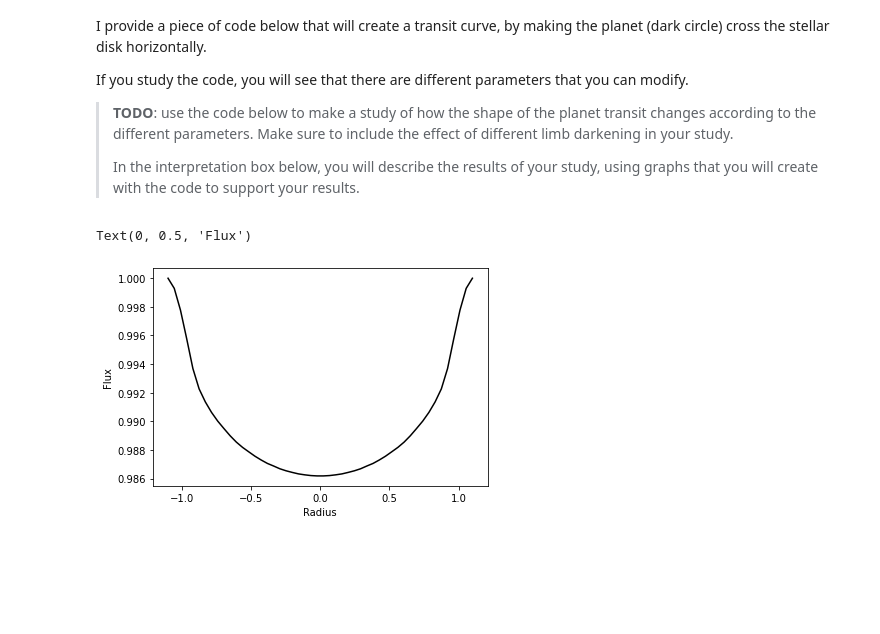
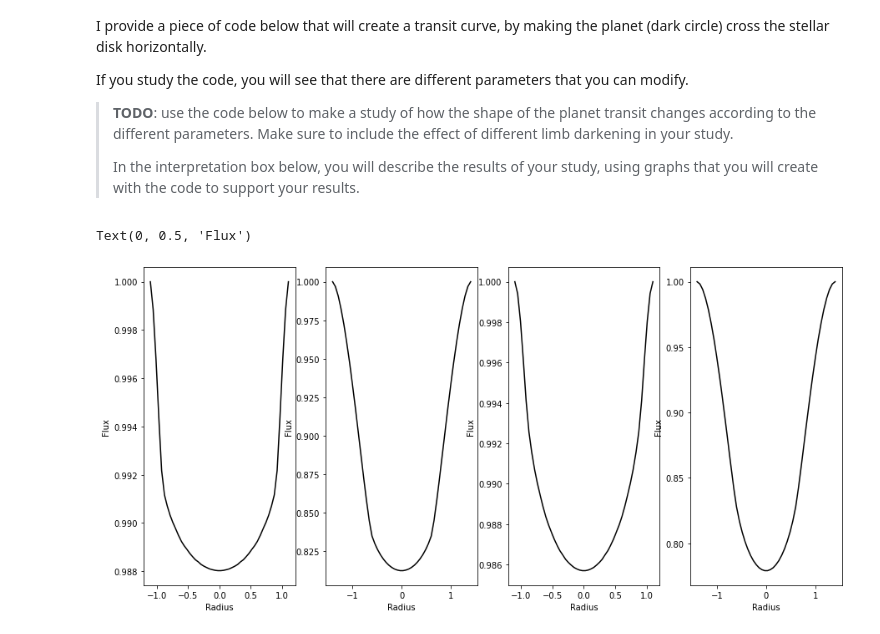
Before and after one commit to dhilligo/PHYS633S22, a Jupyter notebook: Hilligoss_Dylan_13_LimbDarkening.ipynb, the cells around one changed output. Saved outputs shown, nothing was run; the diff lists cells and outputs as text; code cells hidden in the pictures; blank space fills up the shorter version.

```diff
--- a/Hilligoss_Dylan_13_LimbDarkening.ipynb
+++ b/Hilligoss_Dylan_13_LimbDarkening.ipynb
@@ -195,45 +195,122 @@ If you study the code, you will see that there are different parameters that you
 >
 > In the interpretation box below, you will describe the results of your study, using graphs that you will create with the code to support your results.
 # %%
-fig, ax = plt.subplots(1,1)
-
+#
+fig, ax=plt.subplots(1,4, figsize=(15,7))
+#fig = plt.figure()
 
 # Example for one set of parameters:
 #-------------------------------------------------
 #-------------------------------------------------
-Source_slope = 5
+#ax = fig.add_subplot(121)
+
+Source_slope = 1
 I = (1 + Source_slope*u_grid) / (1+Source_slope)
 Flux_o = np.sum(I * area_grid)
 R = 0.1
 # Where is the planet?
 x0_array = np.linspace(-1-R,1+R,50) # array of xo to mimic a transit
 y0 = 0
 x_grid = alpha_grid * np.cos(phi_grid)
 y_grid = alpha_grid * np.sin(phi_grid)
 
 # The value of the transit are stored in "F_transit"
 F_transit = np.array([])
 # Make the planet cross the star:
 for x0 in x0_array:
   I_transit = np.copy(I)
   planet = np.where( ( (x_grid - x0)**2 + (y_grid - y0)**2 ) <= R**2  )
   I_transit[planet] = 0.0
   F_transit = np.append(F_transit, np.sum(I_transit * area_grid))
 
-ax.plot(x0_array, F_transit/Flux_o, c='k')
-ax.set_xlabel("Radius")
-ax.set_ylabel("Flux")
+ax[0].plot(x0_array, F_transit/Flux_o, c='k')
+ax[0].set_xlabel("Radius")
+ax[0].set_ylabel("Flux")
+#ax[0].set_title(r"Flux vs. Radius for $0.1R_\odot$ Planet with Source Function =1")
 #-------------------------------------------------
 #-------------------------------------------------
+#ax1 = fig.add_subplot(122)
+Source_slope = 1
+I = (1 + Source_slope*u_grid) / (1+Source_slope)
+Flux_o = np.sum(I * area_grid)
+R = 0.4
+# Where is the planet?
+x0_array = np.linspace(-1-R,1+R,50) # array of xo to mimic a transit
+y0 = 0
+x_grid = alpha_grid * np.cos(phi_grid)
+y_grid = alpha_grid * np.sin(phi_grid)
 
+# The value of the transit are stored in "F_transit"
+F_transit = np.array([])
+# Make the planet cross the star:
+for x0 in x0_array:
+  I_transit = np.copy(I)
+  planet = np.where( ( (x_grid - x0)**2 + (y_grid - y0)**2 ) <= R**2  )
+  I_transit[planet] = 0.0
+  F_transit = np.append(F_transit, np.sum(I_transit * area_grid))
 
+ax[1].plot(x0_array, F_transit/Flux_o, c='k')
+ax[1].set_xlabel("Radius")
+ax[1].set_ylabel("Flux")
+#ax[1].set_title(r"Flux vs. Radius for $0.4R_\odot$ Planet with Source Function =1")
 
 # At home, make a few transit light curves for a set of parameters.
 # How does the shape of the transit changes if
 # the radius of the planet, or the limb-darkening of the star changes?
+
+#ax2 = fig.add_subplot(123)
+Source_slope = 10
+I = (1 + Source_slope*u_grid) / (1+Source_slope)
+Flux_o = np.sum(I * area_grid)
+R = 0.1
+# Where is the planet?
+x0_array = np.linspace(-1-R,1+R,50) # array of xo to mimic a transit
+y0 = 0
+x_grid = alpha_grid * np.cos(phi_grid)
+y_grid = alpha_grid * np.sin(phi_grid)
+
+# The value of the transit are stored in "F_transit"
+F_transit = np.array([])
+# Make the planet cross the star:
+for x0 in x0_array:
+  I_transit = np.copy(I)
+  planet = np.where( ( (x_grid - x0)**2 + (y_grid - y0)**2 ) <= R**2  )
+  I_transit[planet] = 0.0
+  F_transit = np.append(F_transit, np.sum(I_transit * area_grid))
+
+ax[2].plot(x0_array, F_transit/Flux_o, c='k')
+ax[2].set_xlabel("Radius")
+ax[2].set_ylabel("Flux")
+
+##
+
+#ax3 = fig.add_subplot(124)
+Source_slope = 10
+I = (1 + Source_slope*u_grid) / (1+Source_slope)
+Flux_o = np.sum(I * area_grid)
+R = 0.4
+# Where is the planet?
+x0_array = np.linspace(-1-R,1+R,50) # array of xo to mimic a transit
+y0 = 0
+x_grid = alpha_grid * np.cos(phi_grid)
+y_grid = alpha_grid * np.sin(phi_grid)
+
+# The value of the transit are stored in "F_transit"
+F_transit = np.array([])
+# Make the planet cross the star:
+for x0 in x0_array:
+  I_transit = np.copy(I)
+  planet = np.where( ( (x_grid - x0)**2 + (y_grid - y0)**2 ) <= R**2  )
+  I_transit[planet] = 0.0
+  F_transit = np.append(F_transit, np.sum(I_transit * area_grid))
+
+ax[3].plot(x0_array, F_transit/Flux_o, c='k')
+ax[3].set_xlabel("Radius")
+ax[3].set_ylabel("Flux")
+#plt.show()
 # %% [output]
 Text(0, 0.5, 'Flux')
-[figure, old version]
+[figure, new version]
 # %% [markdown]
 > **TODO**: Describe your results (and interpretation of your results) here.
 
```
Also changed, not shown: parts of 1 cell of this notebook.
